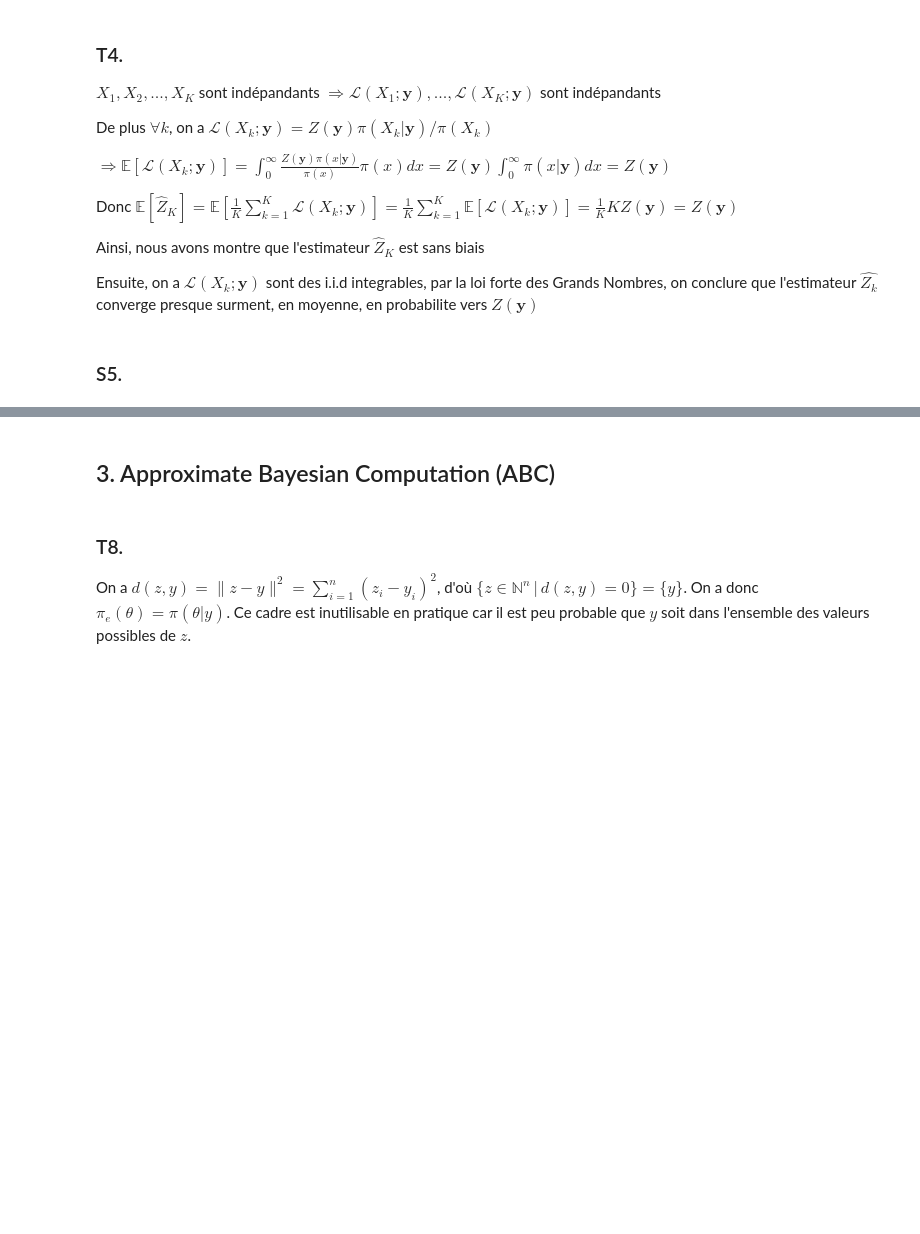
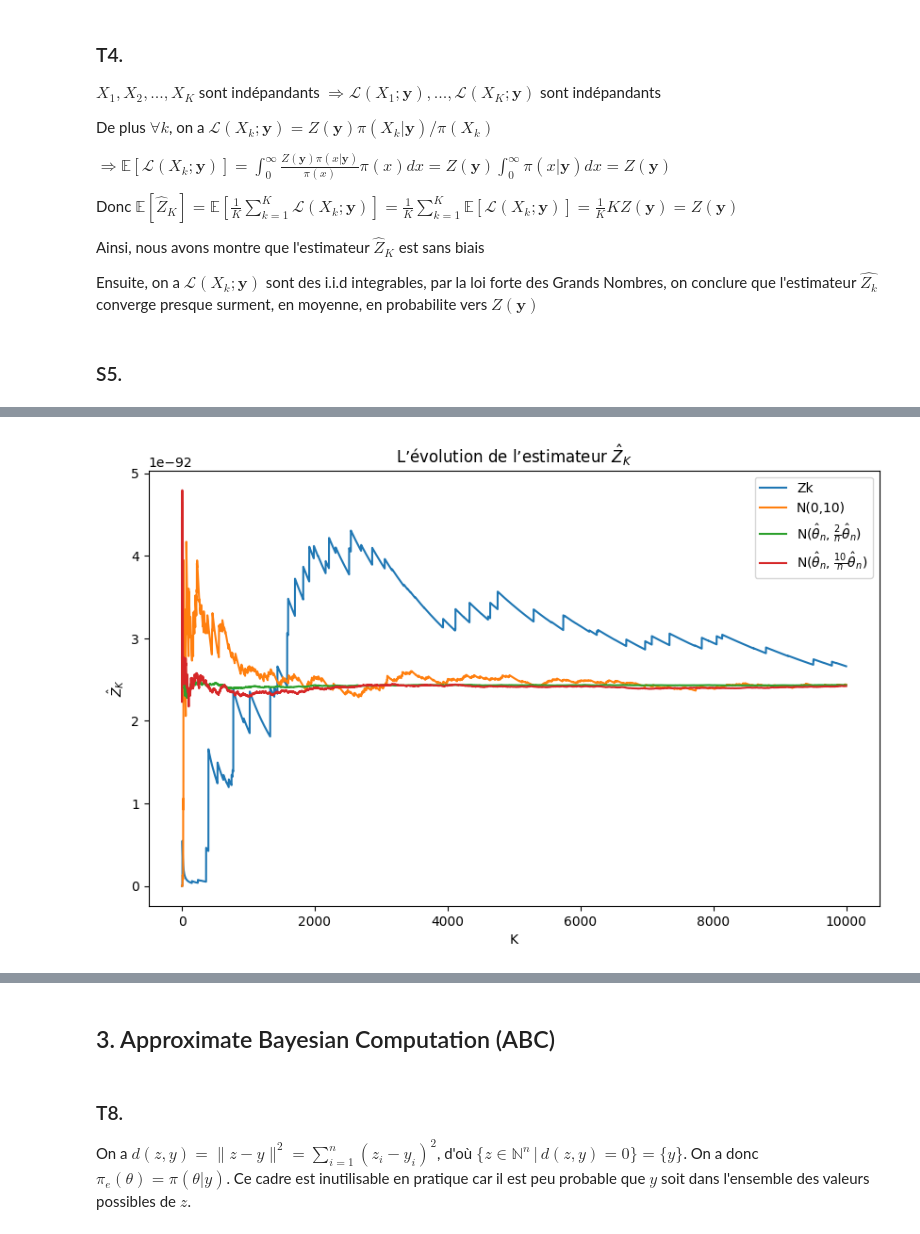
Before and after one commit to lekoduckhoi/MAP361P, a Jupyter notebook: MAP361P-Nb.ipynb, the cells around one changed output, grey strips where cells are left out. Drawn from its saved outputs; the diff is of its cells as text; code cells hidden in the pictures; blank space fills up the shorter version.

```diff
--- a/MAP361P-Nb.ipynb
+++ b/MAP361P-Nb.ipynb
@@ -235,16 +235,11 @@ K = 10000
 
 #representer l'echantillon y par ses valeurs associee avec ses frequences
 unique_values, counts = np.unique(y, return_counts=True)
+evolution_ZK = np.zeros(K)
 
 #Implementer fonction de vraisemblance associee a y L(theta, y)
-def L(theta, y):
-    L = 1
-    for index, y_i in enumerate(unique_values):
-        #calculate p(theta, y_i)
-        p = sps.poisson.pmf(y_i, theta)
-        #il y a counts[index] de valeur y_i dans echantillon y
-        L = L*(p**counts[index])
-    return L
+def L(theta):
+    return np.prod(sps.poisson.pmf(y, theta))
 
 #Implementer fonction d'estimateur
 def estimate(K, a, b):
@@ -252,8 +247,10 @@ def estimate(K, a, b):
     for i in range(K):
         #tirer X_k de loi gamma(a,b)
         X_k = np.random.gamma(a,1/b)
-        Z_K += L(X_k,y)
+        Z_K += L(X_k)
+        evolution_ZK[i] = Z_K/(i+1)
     return Z_K/K
 
-print(estimate(K,a,b))
+Z_K = estimate(K,a,b)
+print("L'estimateur Z_K egale", Z_K)
 # %% [output]
@@ -332,0 +332,62 @@ Donc la variance $Var(\hat{Z_K^{'}})$ est minimale pour g égale à la loi a pos
+# %%
+#on caculer l'estimateur theta_n = (a + S(y)) / (b+n) = (2 +S(y)) / 102
+S = sum(y)
+theta_n = (2 + S)/102
+
+normale_parametres = [(0, 10), (theta_n, 2*theta_n/100), (theta_n, 10*theta_n/100)]
+evolution = [np.zeros(K), np.zeros(K), np.zeros(K)]
+
+#Supposons que on a l'estimateur Z composant de k v.a X_i, on implement une fonction pour tirer
+#une autre v.a X_(k+1) de loi Normale(u, o) et update notre l'estimateur
+def estimate_2(index, K):
+    global evolution
+    # mean
+    u = normale_parametres[index][0]
+    # standard deviation
+    o = normale_parametres[index][1]**(1/2)
+    Z = 0
+
+    for i in range(K):
+        # tirer X_(k+1)
+        newX = np.random.normal(u, o)
+
+        # Si X_(k+1) <= 0, Z ne change pas
+        if newX > 0:
+            # calculer pi(X_(k+1)) using the gamma PDF
+            newPi = sps.gamma.pdf(newX, 2, scale = 1/2)
+
+            # calculer g(X_k+1) using the normal PDF
+            g = sps.norm.pdf(newX, u, o)
+
+            #update estimateur Z
+            Z += (newPi / g) * L(newX)
+        #store value de l'estimateur quand K == i+1
+        evolution[index][i] = Z/(i+1)
+
+    return Z / K
+
+Z0, Z1, Z2 = estimate_2(0,K), estimate_2(1,K), estimate_2(2,K)
+print("Quand X_k suivent la loi N(0,10), on a l'estimateur egale",Z0)
+print("Quand X_k suivent la loi N((\u03B8_n,2/n*\u03B8_n), on a l'estimateur egale",Z1)
+print("Quand X_k suivent la loi N((\u03B8_n,10/n*\u03B8_n), on a l'estimateur egale",Z2)
+
+x = range(10000)
+
+# Plotting
+plt.figure(figsize=(10, 6))  # Set figure size
+plt.plot(x, evolution_ZK, label='Zk')  # Plot array 1
+plt.plot(x, evolution[0], label='N(0,10)')  # Plot array 1
+plt.plot(x, evolution[1], label=r'N($\hat{\theta}_{n}$, $\frac{2}{n}\hat{\theta}_{n}$)')  # Plot array 2
+plt.plot(x, evolution[2], label=r'N($\hat{\theta}_{n}$, $\frac{10}{n}\hat{\theta}_{n}$)')  # Plot array 3
+
+# Add labels and title
+plt.xlabel('K')
+plt.ylabel(r'$\hat{Z}_{K}$')
+plt.title('L’évolution de l’estimateur '+r'$\hat{Z}_{K}$')
+
+# Add legend
+plt.legend()
+
+# Show plot
+plt.show()
+# %% [output]
@@ -332,0 +397 @@ Donc la variance $Var(\hat{Z_K^{'}})$ est minimale pour g égale à la loi a pos
+[figure, added]
```
Also changed, not shown: parts of 11 cells of this notebook.
